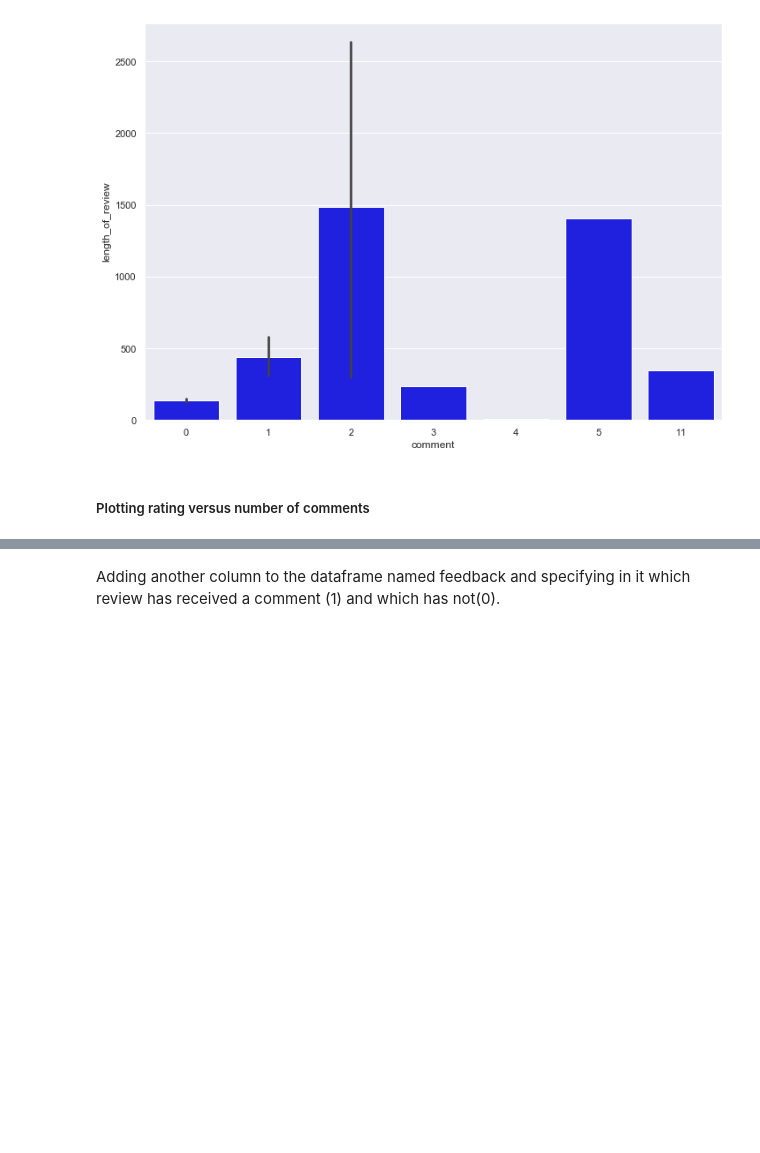
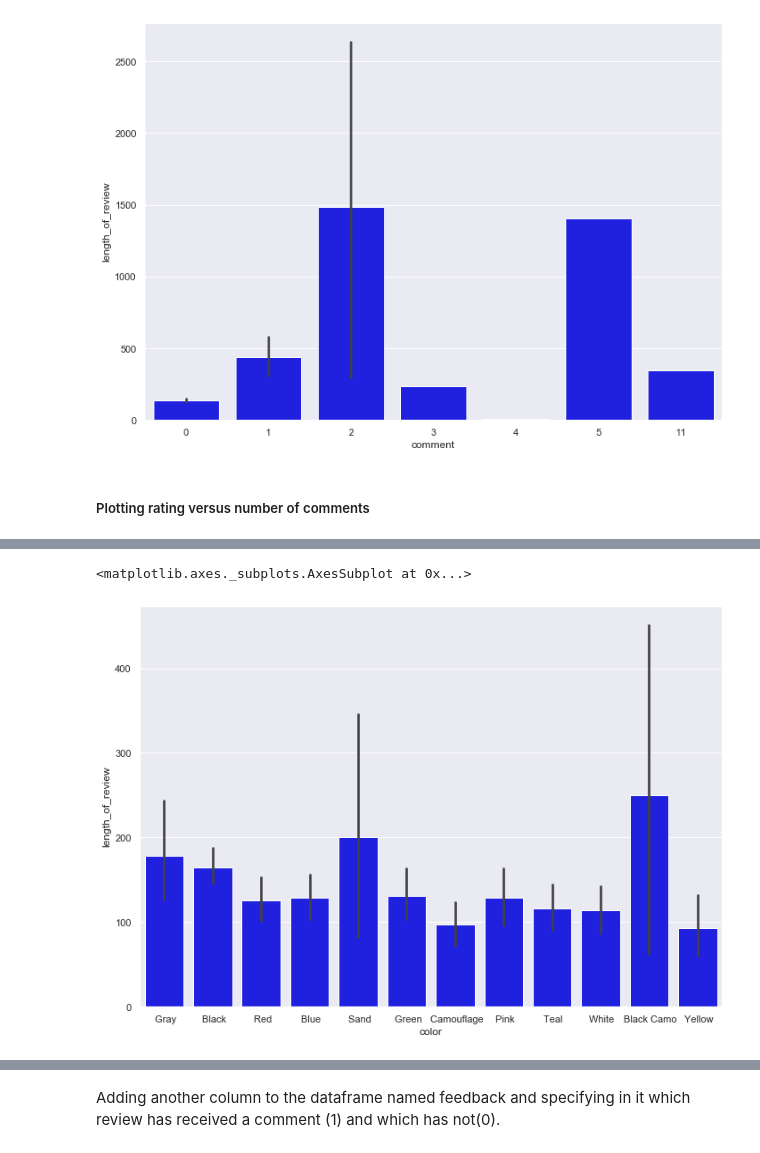
Before and after one commit to kavehamini/Amazon-Review-Analysis-JBL-Charge-4-Speaker-Sentiment-Analysis-NLP, a Jupyter notebook: Sentiment Analysis of Amazon reviews for JBL Speaker.ipynb, the cells around one changed output, grey strips where cells are left out. Drawn from its saved outputs; the diff is of its cells as text; code cells hidden in the pictures; blank space fills up the shorter version.

```diff
--- a/Sentiment Analysis of Amazon reviews for JBL Speaker.ipynb
+++ b/Sentiment Analysis of Amazon reviews for JBL Speaker.ipynb
@@ -245,4 +252,7 @@ sns.barplot(x='comment', y='length_of_review', data=df, color='blue')
 # %%
-#plotting average length of review versus rating
+#plotting average number of comments versus rating
 sns.set(rc={'figure.figsize':(11.7,8.27)})
-sns.barplot(x='comment', y='length_of_review', data=df, color='blue')
+sns.barplot(x='color', y='length_of_review', data=df, color='blue')
+# %% [output]
+<matplotlib.axes._subplots.AxesSubplot at 0x...>
+[figure, added]
```
Also changed, not shown: parts of 2 cells of this notebook.
